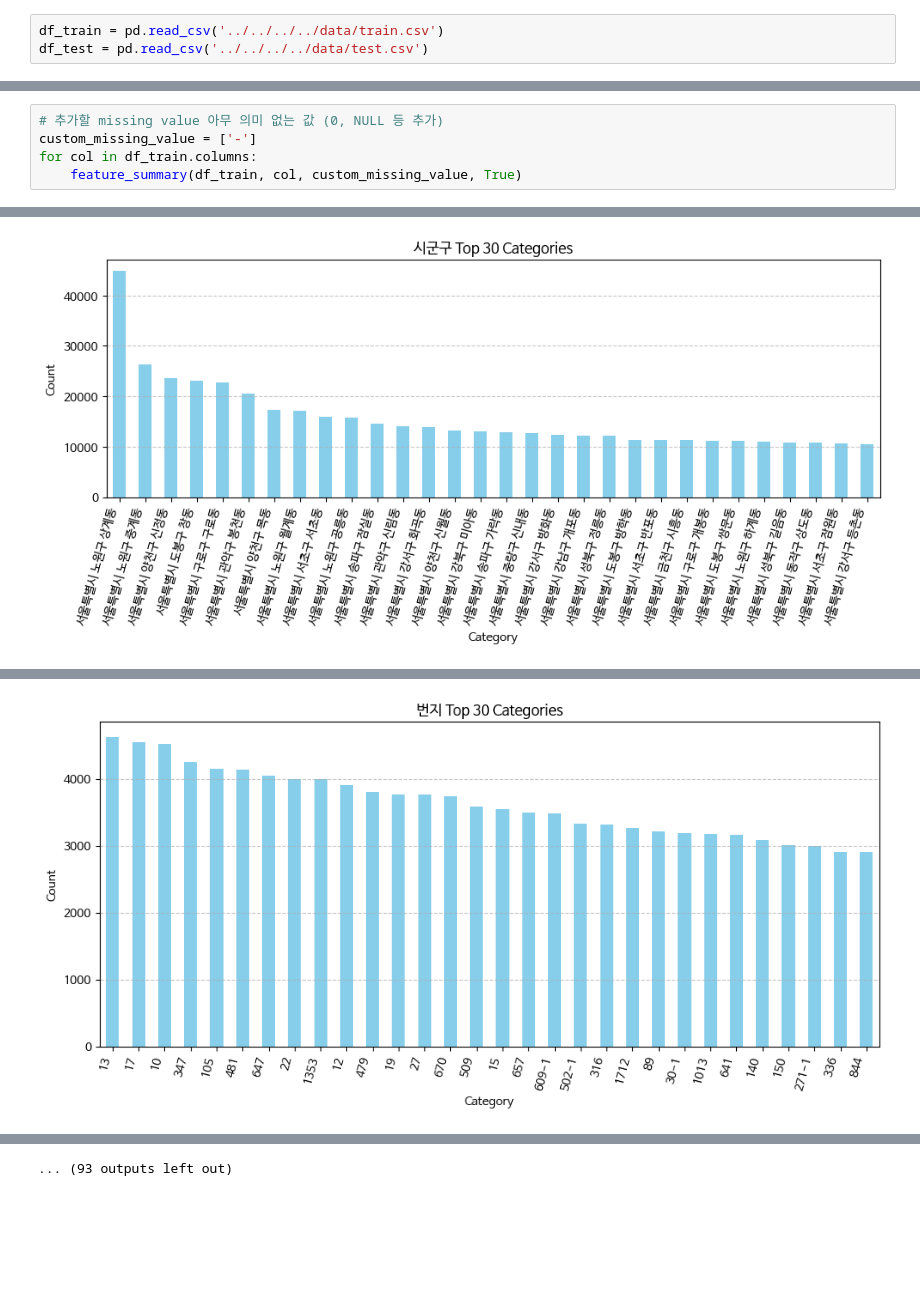
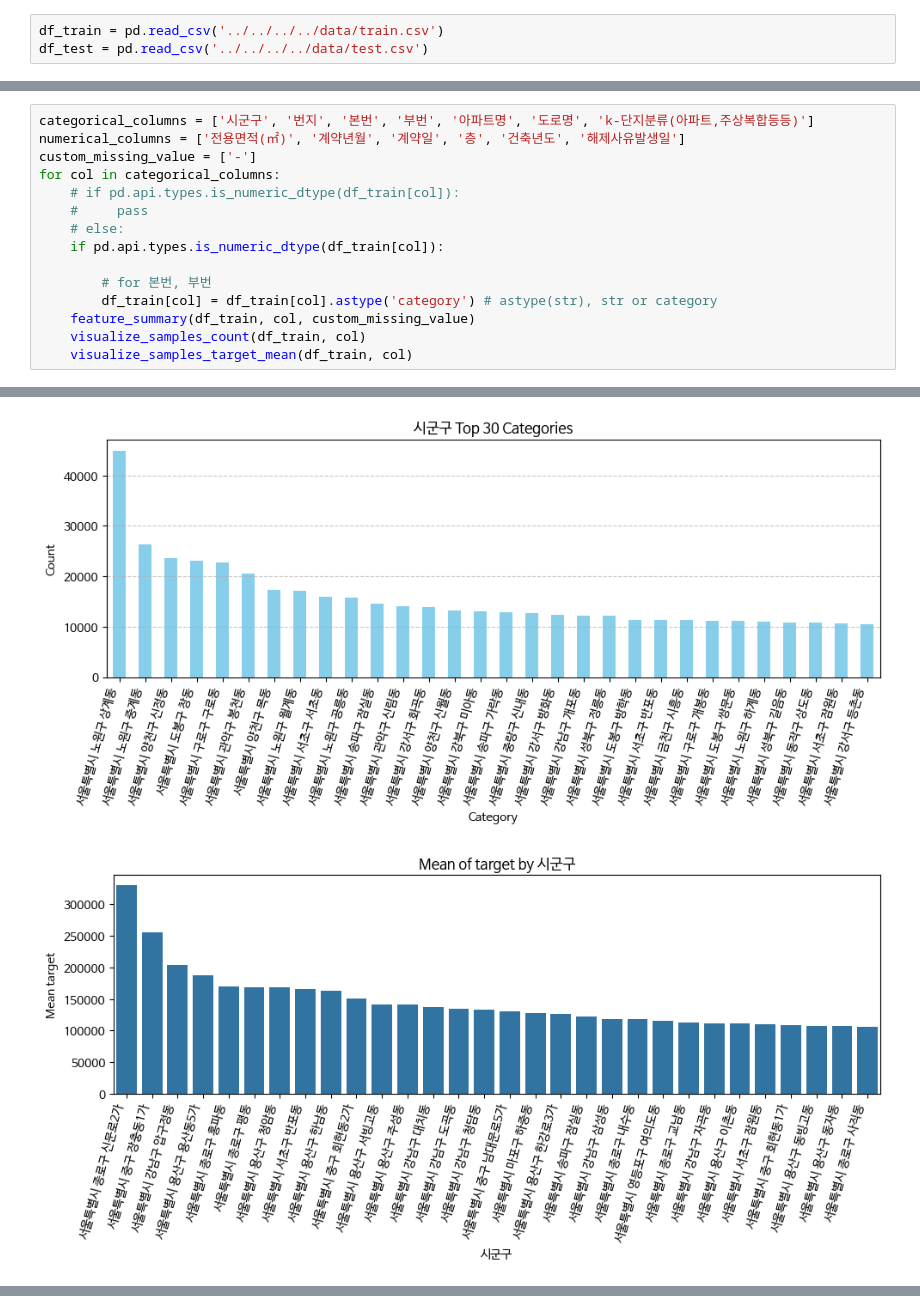
Before and after one commit to LMWoo/UpstageAILab_13, a Jupyter notebook: UpstageAILab_Competition/notebooks/lmw/EDA.ipynb, the cells around one changed output, grey strips where cells are left out. Saved outputs shown, nothing was run; the diff lists cells and outputs as text; blank space fills up the shorter version.

Commit message:
chore: categorical feature visualize

```diff
--- a/UpstageAILab_Competition/notebooks/lmw/EDA.ipynb
+++ b/UpstageAILab_Competition/notebooks/lmw/EDA.ipynb
@@ -120,8 +162,18 @@ def feature_summary(df, feature_name, custom_missing_value, show_graph):
 # %%
-# 추가할 missing value 아무 의미 없는 값 (0, NULL 등 추가)
+categorical_columns = ['시군구', '번지', '본번', '부번', '아파트명', '도로명', 'k-단지분류(아파트,주상복합등등)']
+numerical_columns = ['전용면적(㎡)', '계약년월', '계약일', '층', '건축년도', '해제사유발생일']
 custom_missing_value = ['-']
-for col in df_train.columns:
-    feature_summary(df_train, col, custom_missing_value, True)
+for col in categorical_columns:
+    # if pd.api.types.is_numeric_dtype(df_train[col]):
+    #     pass
+    # else:
+    if pd.api.types.is_numeric_dtype(df_train[col]):
+
+        # for 본번, 부번
+        df_train[col] = df_train[col].astype('category') # astype(str), str or category
+    feature_summary(df_train, col, custom_missing_value)
+    visualize_samples_count(df_train, col)
+    visualize_samples_target_mean(df_train, col)
 # %% [output]
 ==================================================
 [ 시군구 ]
@@ -143 +195,2 @@ Memory size     : 154.62 MB
 [figure]
+[figure, new version]
@@ -161 +213,0 @@ Memory size     : 64.68 MB
-[figure, old version]
@@ -234 +254,0 @@ Memory size     : 8.54 MB
-... (93 outputs left out)
```
Also changed, not shown: parts of 4 cells of this notebook.
